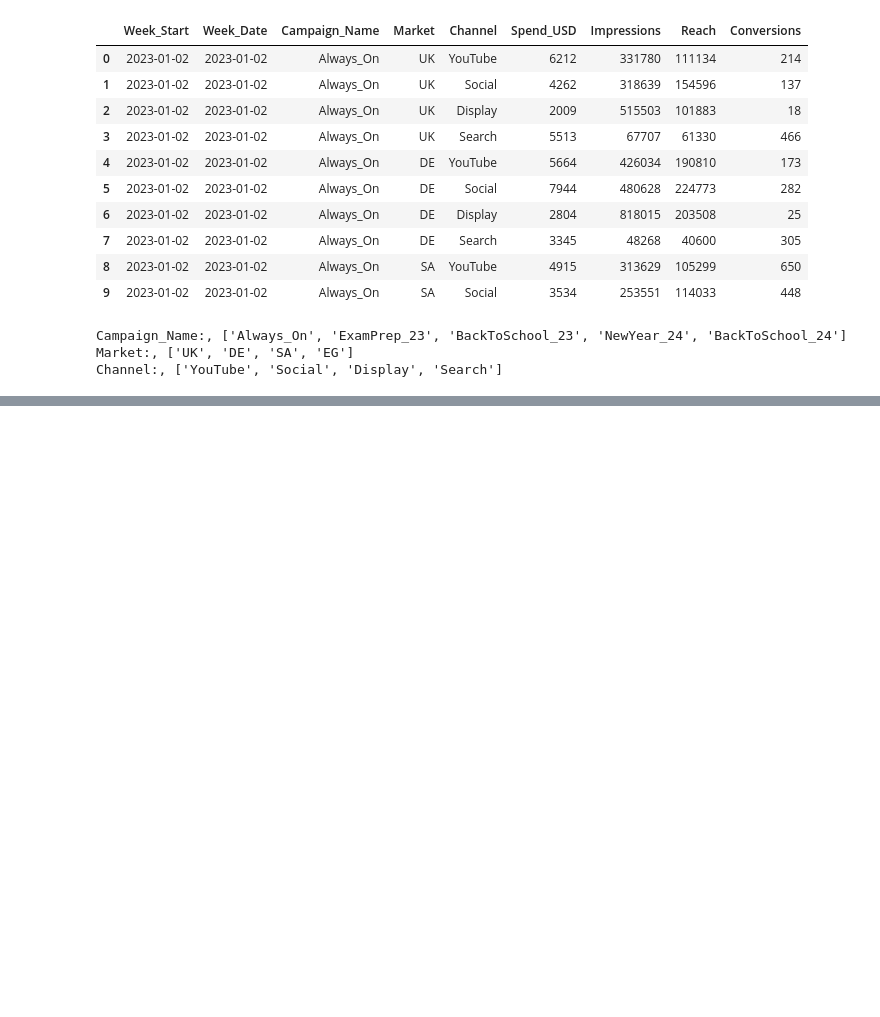
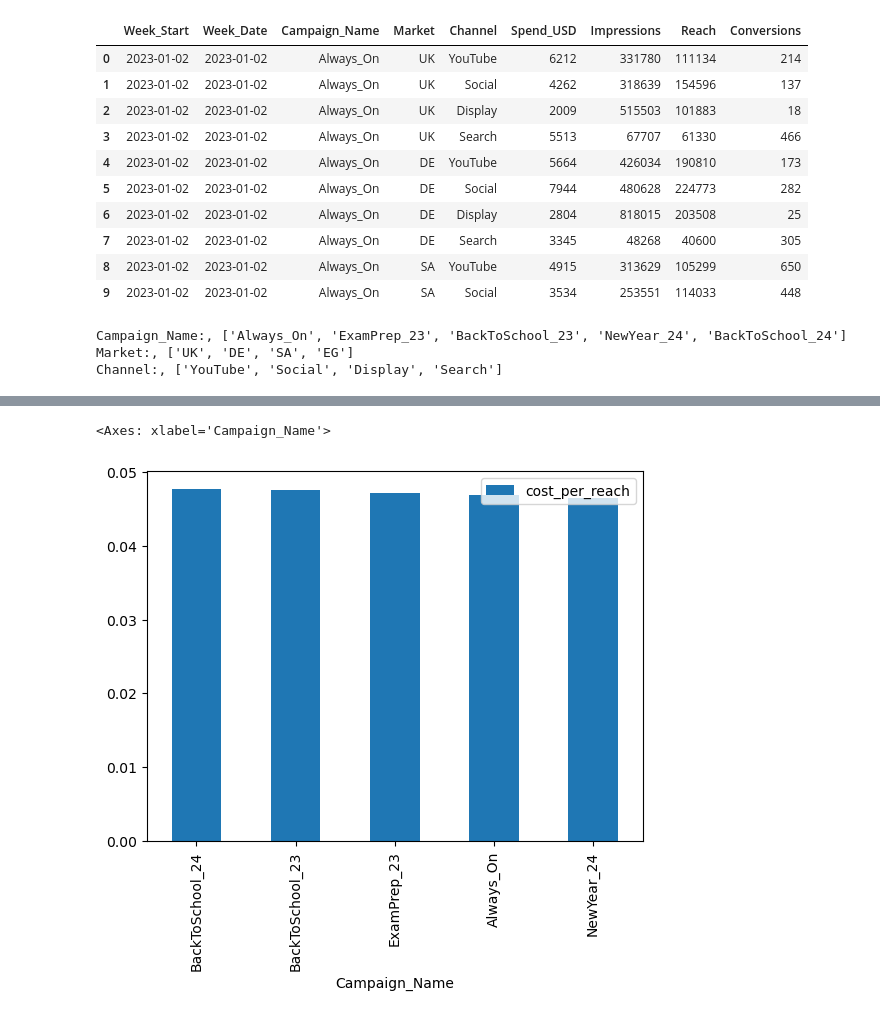
Before and after one commit to winniechebet/DigData-X-Google-GeminiPro-Marketing-Campaign-Analysis, a Jupyter notebook: campaign_data_inspection.ipynb, the cells around one changed output, grey strips where cells are left out. Drawn from its saved outputs; the diff is of its cells as text; code cells hidden in the pictures; blank space fills up the shorter version.

```diff
--- a/campaign_data_inspection.ipynb
+++ b/campaign_data_inspection.ipynb
@@ -67,0 +139,7 @@ Name: count, dtype: int64
+# %%
+cpr_campaign_wise = pd.pivot_table(campaign_data, "cost_per_reach", "Campaign_Name", aggfunc="mean")
+cpr_campaign_wise = cpr_campaign_wise.sort_values(by="cost_per_reach", ascending=False)
+cpr_campaign_wise.plot(kind="bar")
+# %% [output]
+<Axes: xlabel='Campaign_Name'>
+[figure, added]
```
Also changed, not shown: parts of 38 cells of this notebook.
